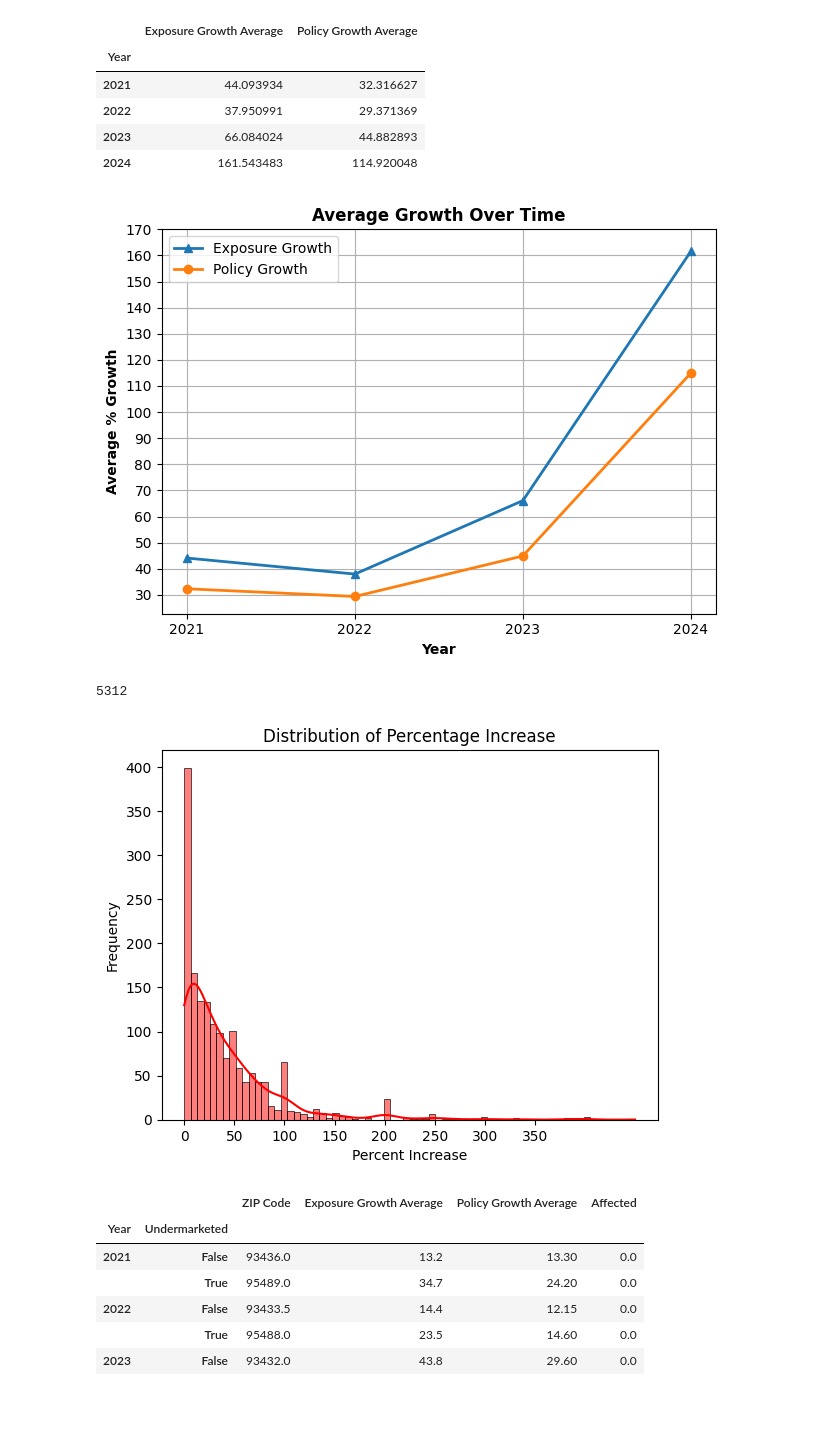
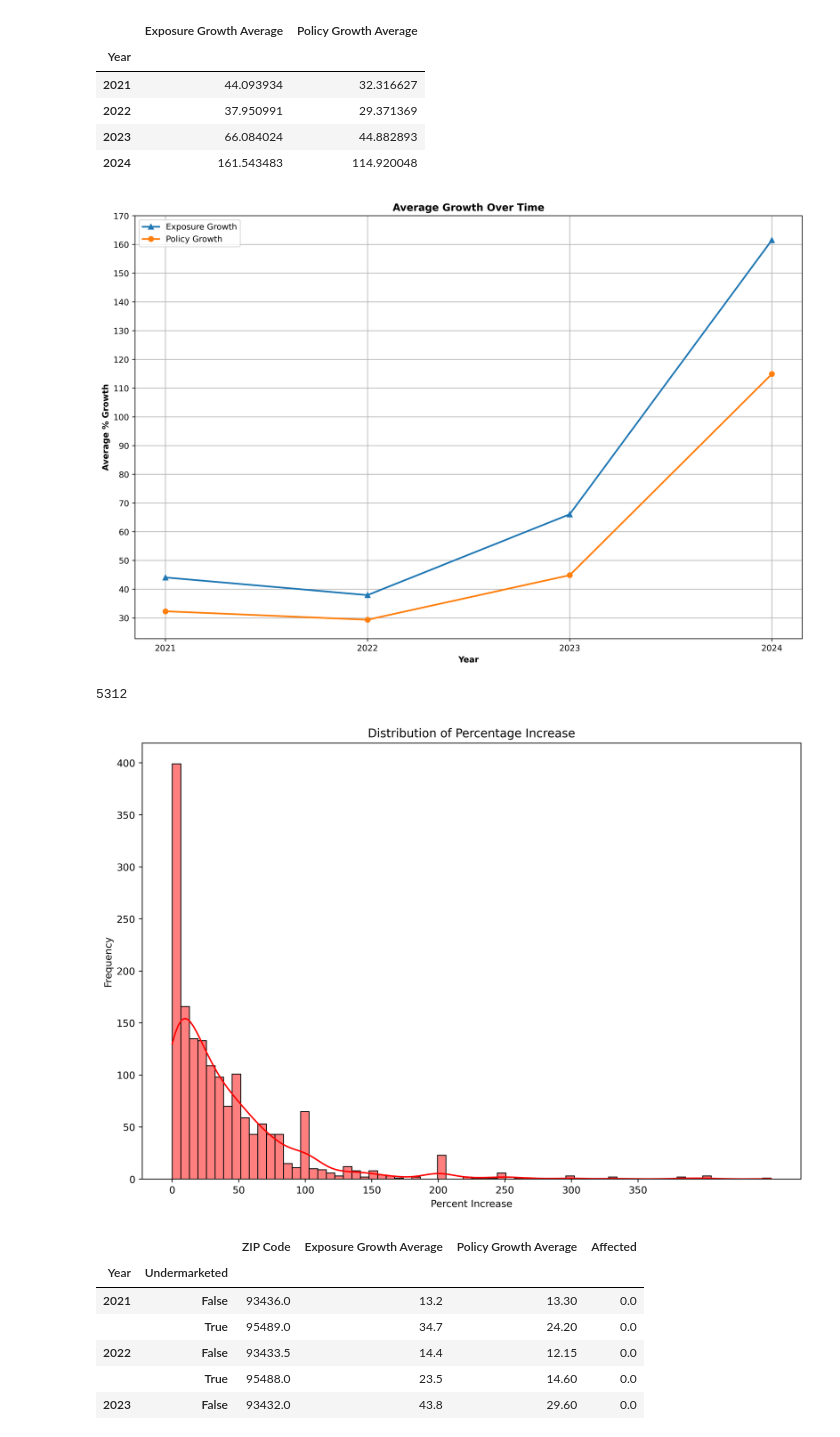
Before and after one commit to nebcode/LA_Fires_2025, a Jupyter notebook: policy_and_exposure.ipynb, the cells around one changed output. Cells and saved outputs as stored; diff of their text form; code cells hidden in the pictures; blank space fills up the shorter version.

```diff
--- a/policy_and_exposure.ipynb
+++ b/policy_and_exposure.ipynb
@@ -96,32 +96,33 @@ total_growth
 | 2023 | 66.084024 | 44.882893 |
 | 2024 | 161.543483 | 114.920048 |
 # %%
+plt.figure(figsize=(12, 8), dpi=400)
+
 plt.plot(total_growth.index, total_growth['Exposure Growth Average'], marker='^', label='Exposure Growth', linewidth=2)
 plt.plot(total_growth.index, total_growth['Policy Growth Average'], marker='o', label='Policy Growth', linewidth=2)
 
 # Labels & Title
 plt.title('Average Growth Over Time', fontweight='bold')
 plt.xlabel('Year', fontweight='bold')
 plt.ylabel('Average % Growth', fontweight='bold')
 
 
 # for year in total_growth.index:
 #     e = total_growth.loc[year, 'Exposure Growth Average']
 #     p = total_growth.loc[year, 'Policy Growth Average']
 #     diff = e-p
 
 #     y = max(e,p)+4
 #     plt.text(year,y,f"+{diff:.1f}%", ha = 'center', fontsize=8)
 
 plt.xticks(ticks=np.arange(2021,2025))
 plt.yticks(ticks=(np.arange(30,180,10)))
-
 plt.legend()
 plt.grid(True)
 plt.tight_layout()
 plt.show()
 # %% [output]
-[figure, old version]
+[figure, new version]
 # %%
 #t-test
 
@@ -153,6 +154,7 @@ merged.shape[0]-merged['Undermarketed'].sum() #number of non hazardous ZIP Codes
 # %% [output]
 5312
 # %%
+plt.figure(figsize=(12, 8), dpi=400)
 sns.histplot(merged[(merged['Year']==2023) & (merged['Policy Growth Average']<500) ]['Policy Growth Average'], bins=70, kde=True, color='red')
 plt.xticks(range(0,400, 50))
 plt.title('Distribution of Percentage Increase')
@@ -160,7 +162,7 @@ plt.xlabel('Percent Increase')
 plt.ylabel('Frequency')
 plt.show()
 # %% [output]
-[figure, old version]
+[figure, new version]
 # %%
 grouped = merged[merged['Policy Growth Average']<500].sort_values('Undermarketed').groupby(['Year','Undermarketed']).median()
 grouped
```
Also changed, not shown: parts of 2 cells of this notebook, 6 other files.
